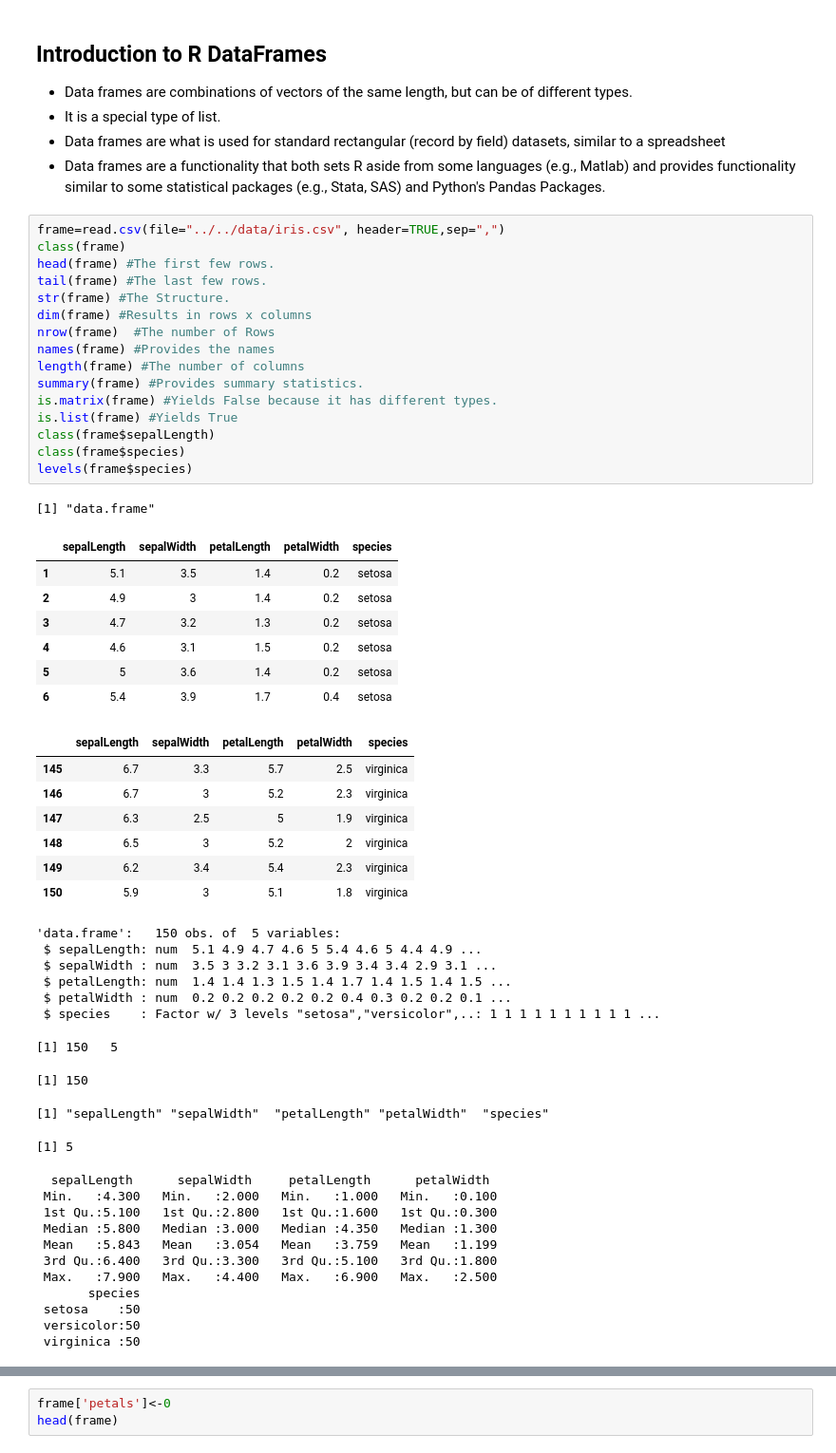
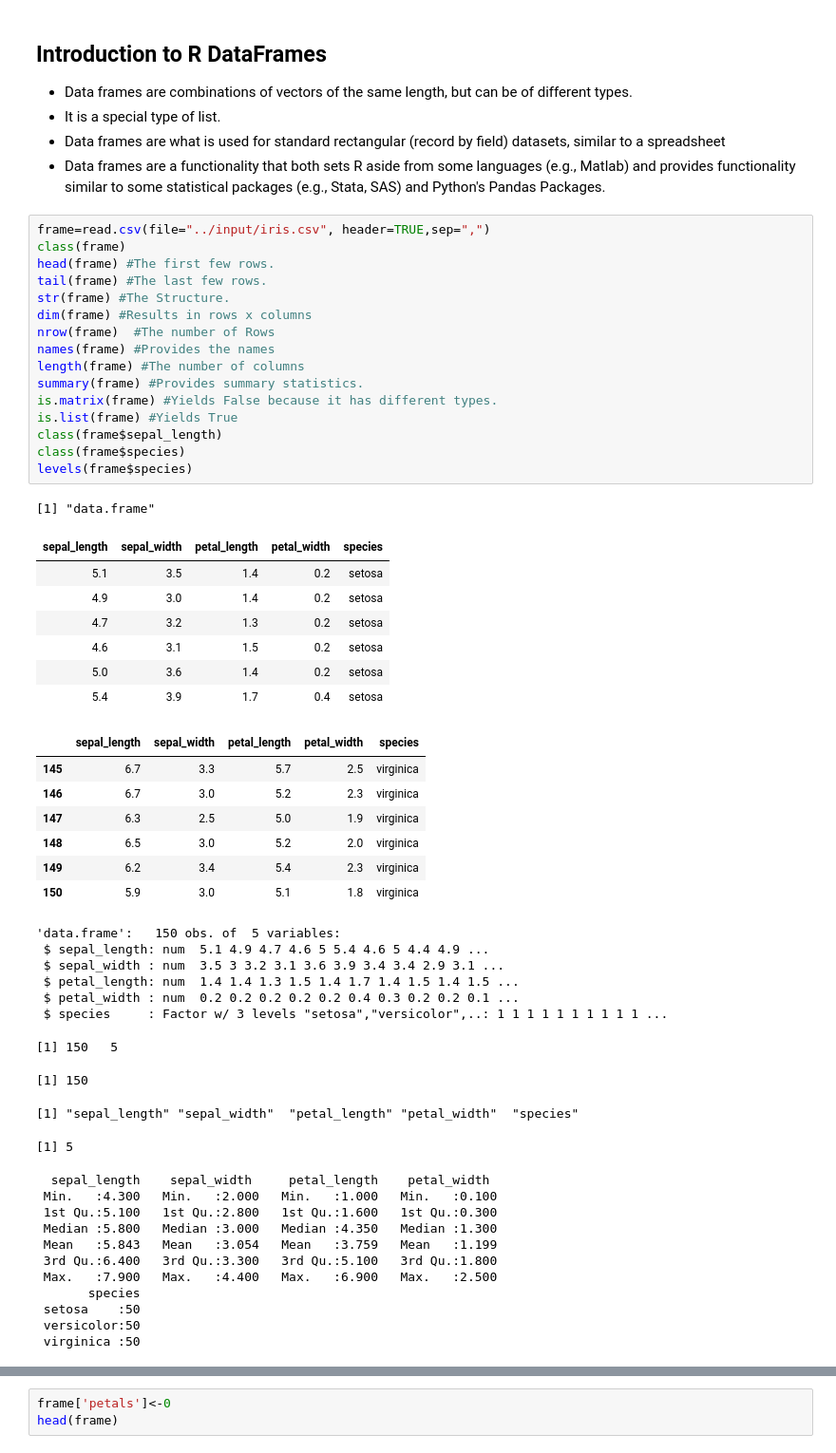
Before and after one commit to bdieu178/techfundamentals-fall2017-materials, a Jupyter notebook: classes/05-intro-r/04-intro-r-dataframes.ipynb, the cells around one changed output, grey strips where cells are left out. Shown: that part at 95% size. Saved outputs shown, nothing was run; the diff lists cells and outputs as text.

```diff
--- a/classes/05-intro-r/04-intro-r-dataframes.ipynb
+++ b/classes/05-intro-r/04-intro-r-dataframes.ipynb
@@ -11,48 +9,48 @@
 - Data frames are what is used for standard rectangular (record by field) datasets, similar to a spreadsheet
 - Data frames are a functionality that both sets R aside from some languages (e.g., Matlab) and provides functionality similar to some statistical packages (e.g., Stata, SAS) and Python's Pandas Packages.
 # %%
-frame=read.csv(file="../../data/iris.csv", header=TRUE,sep=",")
+frame=read.csv(file="../input/iris.csv", header=TRUE,sep=",")
 class(frame)
 head(frame) #The first few rows.
 tail(frame) #The last few rows.
 str(frame) #The Structure.
 dim(frame) #Results in rows x columns
 nrow(frame)  #The number of Rows
 names(frame) #Provides the names
 length(frame) #The number of columns
 summary(frame) #Provides summary statistics.
 is.matrix(frame) #Yields False because it has different types.
 is.list(frame) #Yields True
-class(frame$sepalLength)
+class(frame$sepal_length)
 class(frame$species)
 levels(frame$species)
 # %% [output]
 [1] "data.frame"
-|  | sepalLength | sepalWidth | petalLength | petalWidth | species |
-| 1 | 5.1 | 3.5 | 1.4 | 0.2 | setosa |
-| 2 | 4.9 | 3 | 1.4 | 0.2 | setosa |
-| 3 | 4.7 | 3.2 | 1.3 | 0.2 | setosa |
-| 4 | 4.6 | 3.1 | 1.5 | 0.2 | setosa |
-| 5 | 5 | 3.6 | 1.4 | 0.2 | setosa |
-| 6 | 5.4 | 3.9 | 1.7 | 0.4 | setosa |
+| sepal_length | sepal_width | petal_length | petal_width | species |
+| 5.1 | 3.5 | 1.4 | 0.2 | setosa |
+| 4.9 | 3.0 | 1.4 | 0.2 | setosa |
+| 4.7 | 3.2 | 1.3 | 0.2 | setosa |
+| 4.6 | 3.1 | 1.5 | 0.2 | setosa |
+| 5.0 | 3.6 | 1.4 | 0.2 | setosa |
+| 5.4 | 3.9 | 1.7 | 0.4 | setosa |
-|  | sepalLength | sepalWidth | petalLength | petalWidth | species |
+|  | sepal_length | sepal_width | petal_length | petal_width | species |
 | 145 | 6.7 | 3.3 | 5.7 | 2.5 | virginica |
-| 146 | 6.7 | 3 | 5.2 | 2.3 | virginica |
-| 147 | 6.3 | 2.5 | 5 | 1.9 | virginica |
-| 148 | 6.5 | 3 | 5.2 | 2 | virginica |
+| 146 | 6.7 | 3.0 | 5.2 | 2.3 | virginica |
+| 147 | 6.3 | 2.5 | 5.0 | 1.9 | virginica |
+| 148 | 6.5 | 3.0 | 5.2 | 2.0 | virginica |
 | 149 | 6.2 | 3.4 | 5.4 | 2.3 | virginica |
-| 150 | 5.9 | 3 | 5.1 | 1.8 | virginica |
+| 150 | 5.9 | 3.0 | 5.1 | 1.8 | virginica |
 'data.frame':   150 obs. of  5 variables:
- $ sepalLength: num  5.1 4.9 4.7 4.6 5 5.4 4.6 5 4.4 4.9 ...
- $ sepalWidth : num  3.5 3 3.2 3.1 3.6 3.9 3.4 3.4 2.9 3.1 ...
- $ petalLength: num  1.4 1.4 1.3 1.5 1.4 1.7 1.4 1.5 1.4 1.5 ...
- $ petalWidth : num  0.2 0.2 0.2 0.2 0.2 0.4 0.3 0.2 0.2 0.1 ...
- $ species    : Factor w/ 3 levels "setosa","versicolor",..: 1 1 1 1 1 1 1 1 1 1 ...
+ $ sepal_length: num  5.1 4.9 4.7 4.6 5 5.4 4.6 5 4.4 4.9 ...
+ $ sepal_width : num  3.5 3 3.2 3.1 3.6 3.9 3.4 3.4 2.9 3.1 ...
+ $ petal_length: num  1.4 1.4 1.3 1.5 1.4 1.7 1.4 1.5 1.4 1.5 ...
+ $ petal_width : num  0.2 0.2 0.2 0.2 0.2 0.4 0.3 0.2 0.2 0.1 ...
+ $ species     : Factor w/ 3 levels "setosa","versicolor",..: 1 1 1 1 1 1 1 1 1 1 ...
 [1] 150   5
 [1] 150
-[1] "sepalLength" "sepalWidth"  "petalLength" "petalWidth"  "species"
+[1] "sepal_length" "sepal_width"  "petal_length" "petal_width"  "species"
 [1] 5
-  sepalLength      sepalWidth     petalLength      petalWidth
+  sepal_length    sepal_width     petal_length    petal_width
  Min.   :4.300   Min.   :2.000   Min.   :1.000   Min.   :0.100
  1st Qu.:5.100   1st Qu.:2.800   1st Qu.:1.600   1st Qu.:0.300
  Median :5.800   Median :3.000   Median :4.350   Median :1.300
```
Also changed, not shown: parts of 4 cells of this notebook, 4 other files.
